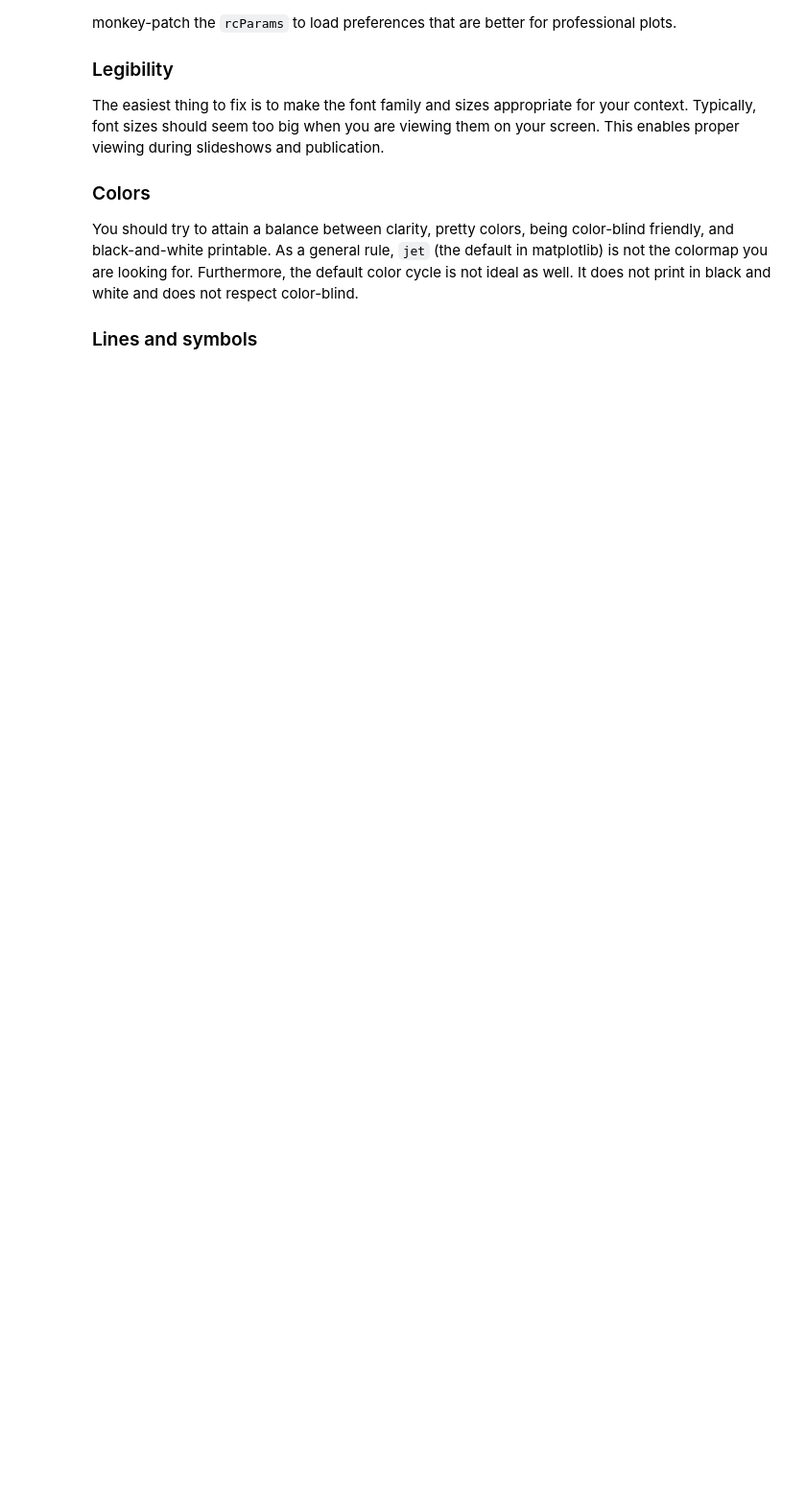
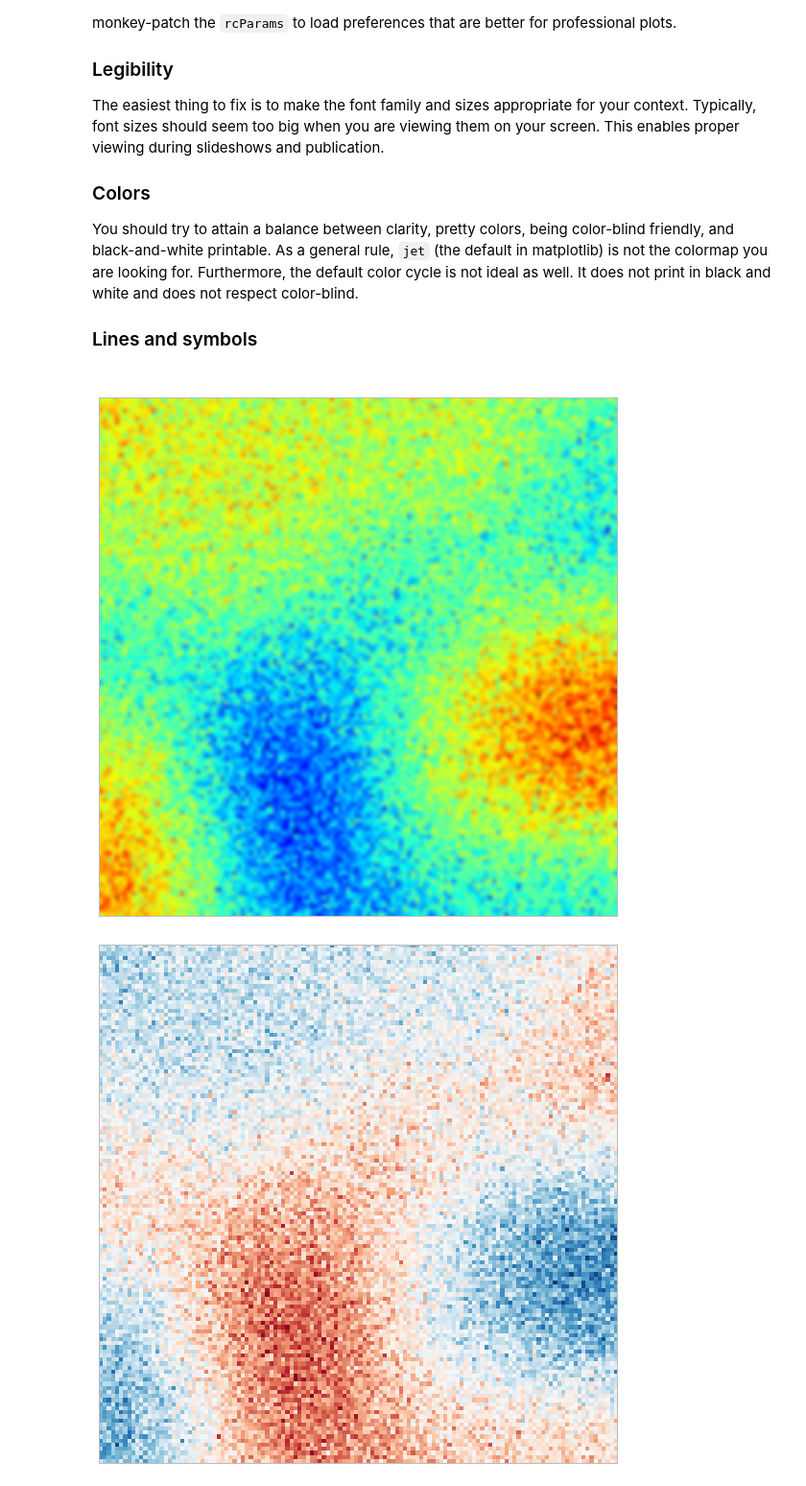
Before and after one commit to mattbierbaum/python-practice, a Jupyter notebook: nbs/practical-aspects.ipynb, the cells around one changed output. Shown at 96% size. Saved outputs shown, nothing was run; the diff lists cells and outputs as text; code cells hidden in the pictures; blank space fills up the shorter version.

```diff
--- a/nbs/practical-aspects.ipynb
+++ b/nbs/practical-aspects.ipynb
@@ -457,3 +466,24 @@ You should try to attain a balance between clarity, pretty colors, being color-b
 
 
 ###
+# %%
+import scipy.ndimage as nd
+
+shape = (128,128)
+t = nd.gaussian_filter(np.random.randn(*shape), 20) + 0.01*np.random.randn(*shape)
+r = np.abs(t).max()
+
+fig = pl.figure(figsize=(10,10))
+pl.imshow(t, interpolation='bicubic', cmap='jet', vmin=-r, vmax=r)
+pl.xticks([])
+pl.yticks([])
+pl.grid('off')
+
+fig = pl.figure(figsize=(10,10))
+pl.imshow(t, interpolation='nearest', cmap='RdBu', vmin=-r, vmax=r)
+pl.xticks([])
+pl.yticks([])
+pl.grid('off')
+# %% [output]
+[figure, added]
+[figure, added]
```
Also changed, not shown: parts of 5 cells of this notebook, 1 other file.
